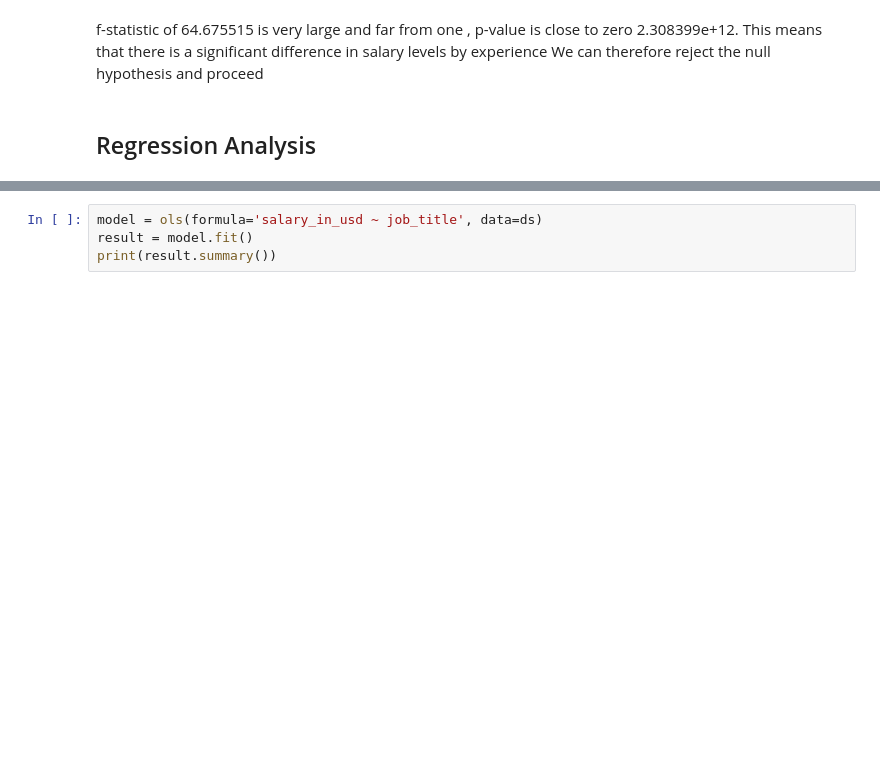
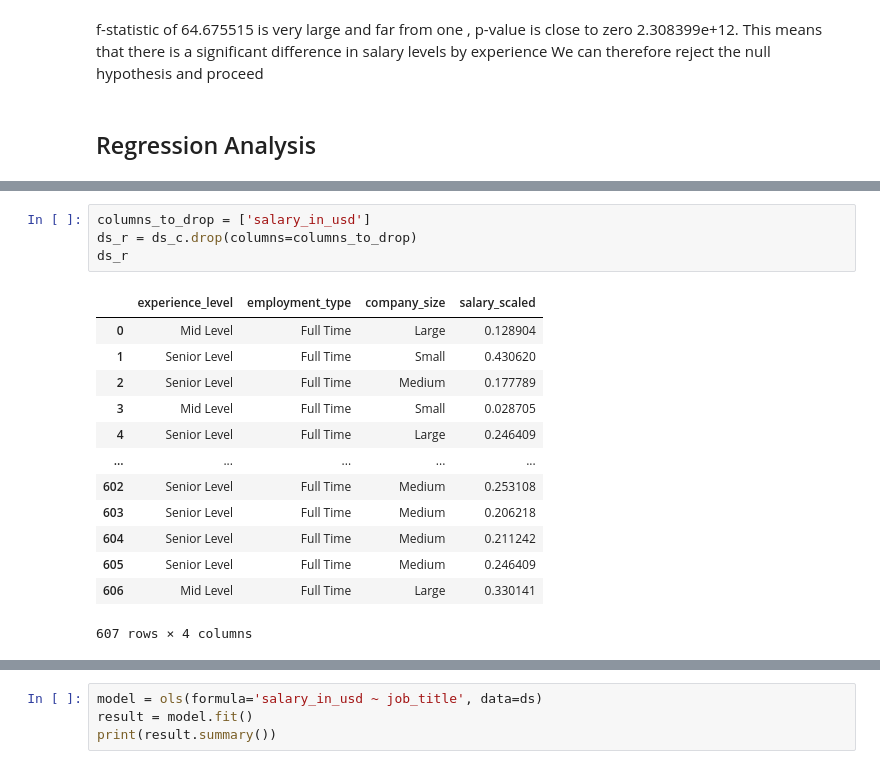
Before and after one commit to ed-gar-k/Phase-2-project, a Jupyter notebook: Untitled.ipynb, the cells around one changed output, grey strips where cells are left out. Drawn from its saved outputs; the diff is of its cells as text; blank space fills up the shorter version.

```diff
--- a/Untitled.ipynb
+++ b/Untitled.ipynb
@@ -839,0 +942,18 @@ p-value is close to zero 2.308399e+12.
+# %%
+columns_to_drop = ['salary_in_usd']
+ds_r = ds_c.drop(columns=columns_to_drop)
+ds_r
+# %% [output]
+|  | experience_level | employment_type | company_size | salary_scaled |
+| 0 | Mid Level | Full Time | Large | 0.128904 |
+| 1 | Senior Level | Full Time | Small | 0.430620 |
+| 2 | Senior Level | Full Time | Medium | 0.177789 |
+| 3 | Mid Level | Full Time | Small | 0.028705 |
+| 4 | Senior Level | Full Time | Large | 0.246409 |
+| ... | ... | ... | ... | ... |
+| 602 | Senior Level | Full Time | Medium | 0.253108 |
+| 603 | Senior Level | Full Time | Medium | 0.206218 |
+| 604 | Senior Level | Full Time | Medium | 0.211242 |
+| 605 | Senior Level | Full Time | Medium | 0.246409 |
+| 606 | Mid Level | Full Time | Large | 0.330141 |
+607 rows × 4 columns
```
Also changed, not shown: parts of 15 cells of this notebook.
